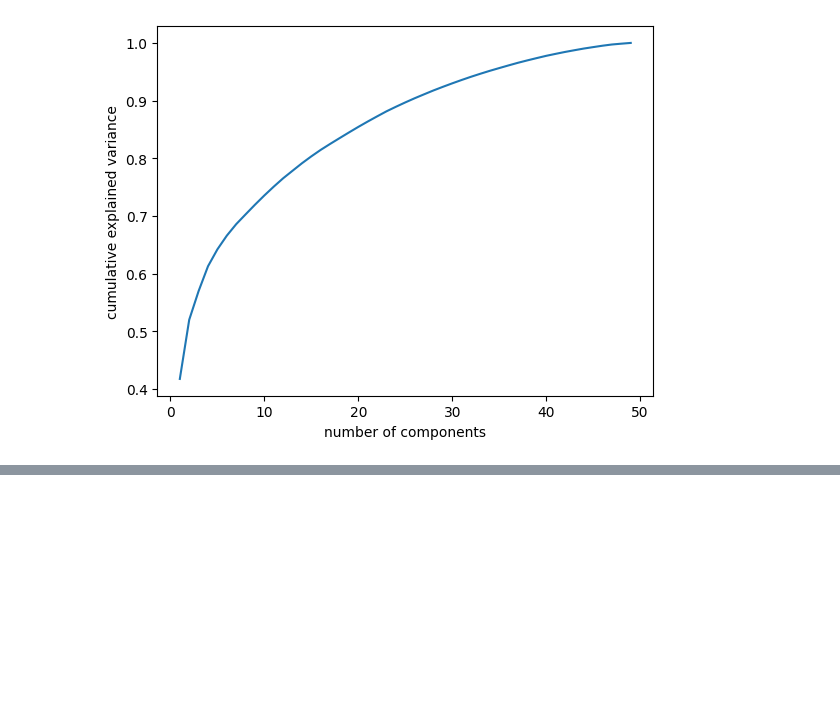
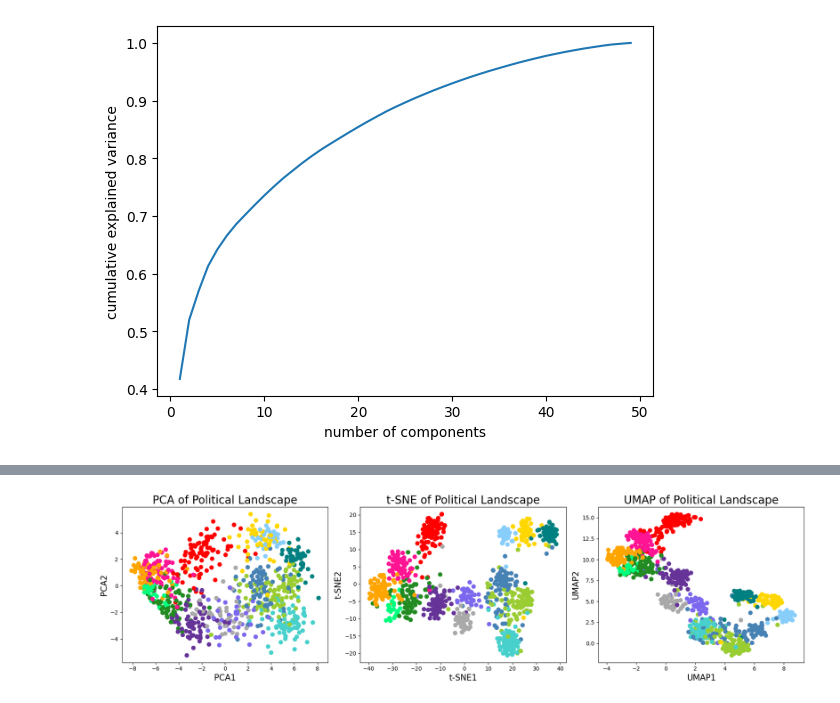
Before and after one commit to maxim-zavidei/viauc-mal1-a23, a Jupyter notebook: assignment4/assignment4-solution.ipynb, the cells around one changed output, grey strips where cells are left out. Cells and saved outputs as stored; diff of their text form; code cells hidden in the pictures; blank space fills up the shorter version.

```diff
--- a/assignment4/assignment4-solution.ipynb
+++ b/assignment4/assignment4-solution.ipynb
@@ -202,0 +85,78 @@ plt.show()
+# %%
+import pandas as pd
+import numpy as np
+import matplotlib.pyplot as plt
+from sklearn.preprocessing import StandardScaler
+from sklearn.decomposition import PCA
+from sklearn.manifold import TSNE
+import umap.umap_ as umap
+
+# Loading the data
+df = pd.read_excel('alldata.xlsx', engine='openpyxl')
+
+# Extracting the numerical data
+X = df.drop(columns=['navn', 'parti', 'storkreds', 'alder'])
+
+# Standardizing the data
+X_standardized = StandardScaler().fit_transform(X)
+
+# Applying PCA
+pca = PCA(n_components=2)
+principalComponents_pca = pca.fit_transform(X_standardized)
+
+# Applying t-SNE
+tsne = TSNE(n_components=2, random_state=42)
+principalComponents_tsne = tsne.fit_transform(X_standardized)
+
+# Applying UMAP
+umap_results = umap.UMAP(n_neighbors=20, min_dist=0.5, metric='correlation').fit_transform(X_standardized)
+
+# Converting to DataFrames
+dfs = {
+    'PCA': pd.DataFrame(data=principalComponents_pca, columns=['PCA1', 'PCA2']),
+    't-SNE': pd.DataFrame(data=principalComponents_tsne, columns=['t-SNE1', 't-SNE2']),
+    'UMAP': pd.DataFrame(data=umap_results, columns=['UMAP1', 'UMAP2'])
+}
+
+for key, value in dfs.items():
+    dfs[key] = pd.concat([value, df[['navn', 'parti']]], axis=1)
+    dfs[key] = dfs[key].dropna()
+    dfs[key] = dfs[key][dfs[key]['parti'] != 'Løsgænger']
+
+party_colors = {
+    'Socialdemokratiet' : 'red',
+    'Radikale Venstre': 'rebeccapurple',
+    'Det Konservative Folkeparti': 'yellowgreen',
+    'Nye Borgerlige': 'teal',
+    'Socialistisk Folkeparti': 'deeppink',
+    'Liberal Alliance': 'mediumturquoise',
+    'Kristendemokraterne': 'darkgray',
+    'Moderaterne': 'mediumslateblue',
+    'Dansk Folkeparti': 'gold',
+    'Frie Grønne, Danmarks Nye Venstrefløjsparti': 'springgreen',
+    'Venstre': 'steelblue',
+    'Danmarksdemokraterne': 'lightskyblue',
+    'Enhedslisten': 'orange',
+    'Alternativet': 'forestgreen'
+}
+
+# Map colors
+for key, value in dfs.items():
+    dfs[key]['color'] = dfs[key]['parti'].map(party_colors)
+
+# Visualizing
+fig, axes = plt.subplots(1, 3, figsize=(18, 5))  # Adjusted for a single row with 3 columns
+
+titles = ['PCA of Political Landscape', 't-SNE of Political Landscape', 'UMAP of Political Landscape']
+
+for ax, key, title in zip(axes, dfs, titles):
+    ax.scatter(dfs[key][dfs[key].columns[0]], dfs[key][dfs[key].columns[1]], c=dfs[key]['color'], s=50)
+    ax.set_xlabel(dfs[key].columns[0], fontsize=15)
+    ax.set_ylabel(dfs[key].columns[1], fontsize=15)
+    ax.set_title(title, fontsize=20)
+
+# Adjust layout
+plt.tight_layout()
+plt.show()
+# %% [output]
+[figure, added]
```
Also changed, not shown: parts of 16 cells of this notebook.
